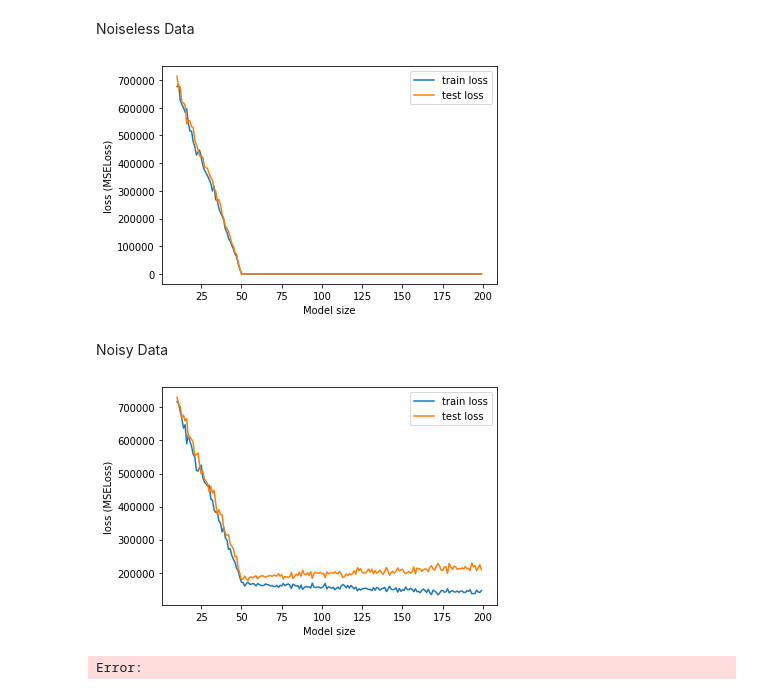
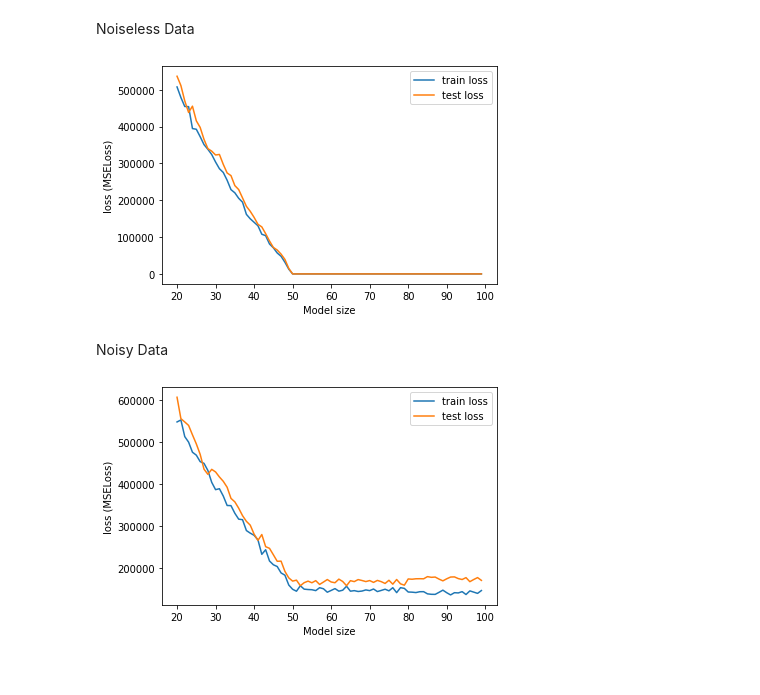
Before and after one commit to Yufei-Gu-451/parameter-wise-double-descent, a Jupyter notebook: Model-wise_Double_Descent/linear_regression.ipynb, the cells around one changed output. Drawn from its saved outputs; the diff is of its cells as text; code cells hidden in the pictures.

```diff
--- a/Model-wise_Double_Descent/linear_regression.ipynb
+++ b/Model-wise_Double_Descent/linear_regression.ipynb
@@ -29,7 +29,7 @@ X, y = datasets.linear_regression_with_gaussian(sample_size=sample_size, feautre
 # weight = np.random.random((X.shape[1], y_dimension))
 # y = X.dot(weight)
 
-model_range = 500
+model_range = 100
 X = np.column_stack((X, np.ones((X.shape[0], model_range-X.shape[1]))))
 # %% [markdown]
 Noiseless Data
@@ -37,7 +37,7 @@ Noiseless Data
 train_losses = []
 test_losses = []
 
-model_size = [size for size in range(10, 200, 1)]
+model_size = [size for size in range(20, model_range, 1)]
 
 for size in model_size:
     X_train, X_test, y_train, y_test = train_test_split(X, y, test_size=test_size, random_state=RAND_ST, shuffle=True)
@@ -60,7 +60,7 @@ plt.plot(model_size, test_losses, label = "test loss")
 plt.legend()
 plt.show()
 # %% [output]
-[figure, old version]
+[figure, new version]
 # %% [markdown]
 Noisy Data
 # %%
@@ -68,29 +68,28 @@ X = X + np.random.normal(0, 0.5, (sample_size, X.shape[1]))
 # %%
 train_losses = []
 test_losses = []
 
-model_size = [size for size in range(10, 200, 1)]
+model_size = [size for size in range(20, model_range, 1)]
 
 for size in model_size:
     X_train, X_test, y_train, y_test = train_test_split(X, y, test_size=test_size, random_state=RAND_ST, shuffle=True)
     model = LinearRegression().fit(X_train[:, :size], y_train)
 
     train_losses.append(np.sum(np.power(model.predict(X_train[:, :size])-y_train, 2)) / X_test.shape[0])
     test_losses.append(np.sum(np.power(model.predict(X_test[:, :size])-y_test, 2)) / X_test.shape[0])
 
     # print(np.sum(np.power(model.predict(X_train[:, :size])-y_train, 2)) / X_test.shape[0])
     # print(np.sum(np.power(model.predict(X_test[:, :size])-y_test, 2)) / X_test.shape[0])
     # print(size)
     # print()
 
 # lowestIndex = np.argsort(test_losses)
 
 plt.xlabel("Model size")
 plt.ylabel("loss (MSELoss)")
 plt.plot(model_size, train_losses, label = "train loss")
 plt.plot(model_size, test_losses, label = "test loss")
 plt.legend()
 plt.show()
 # %% [output]
-[figure, old version]
+[figure, new version]
-Error:
```
Also changed, not shown: 4 other files.
